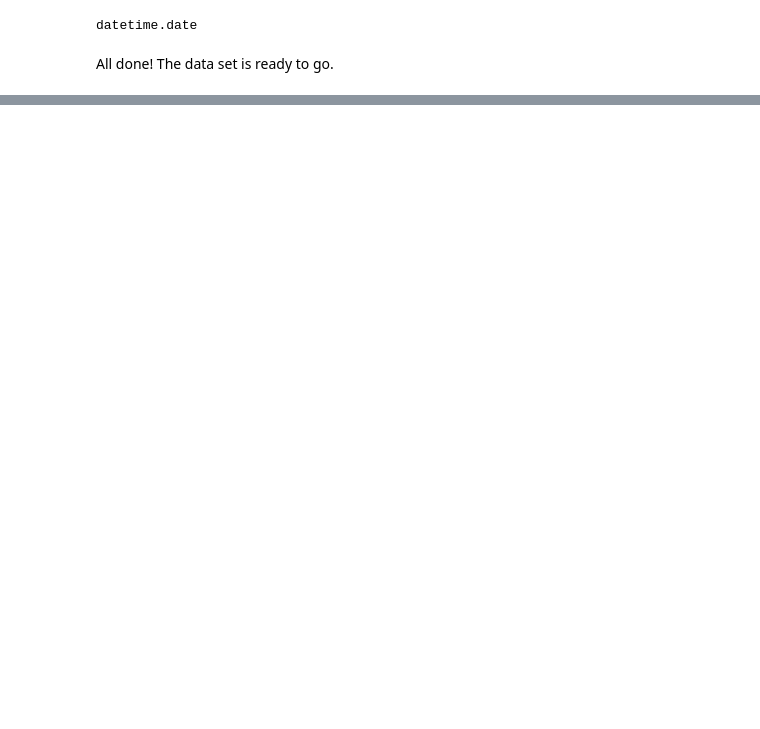
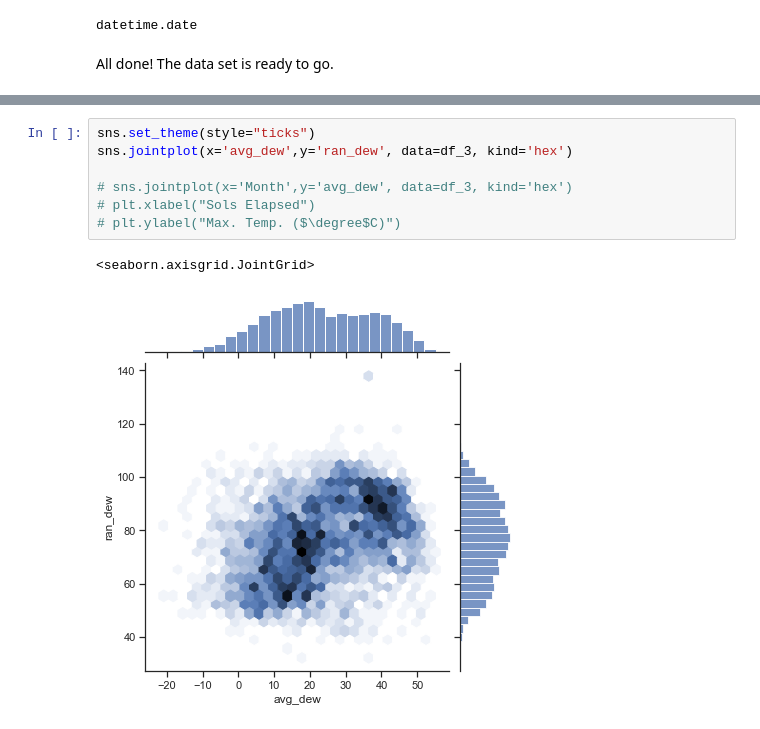
Before and after one commit to ubco-W2022T1-cosc301/project-group29, a Jupyter notebook: notebooks/analysis1.ipynb, the cells around one changed output, grey strips where cells are left out. Saved outputs shown, nothing was run; the diff lists cells and outputs as text; blank space fills up the shorter version.

```diff
--- a/notebooks/analysis1.ipynb
+++ b/notebooks/analysis1.ipynb
@@ -230,0 +312,10 @@ All done! The data set is ready to go.
+# %%
+sns.set_theme(style="ticks")
+sns.jointplot(x='avg_dew',y='ran_dew', data=df_3, kind='hex')
+
+# sns.jointplot(x='Month',y='avg_dew', data=df_3, kind='hex')
+# plt.xlabel("Sols Elapsed")
+# plt.ylabel("Max. Temp. ($\degree$C)")
+# %% [output]
+<seaborn.axisgrid.JointGrid>
+[figure, added]
```
Also changed, not shown: parts of 50 cells of this notebook.
